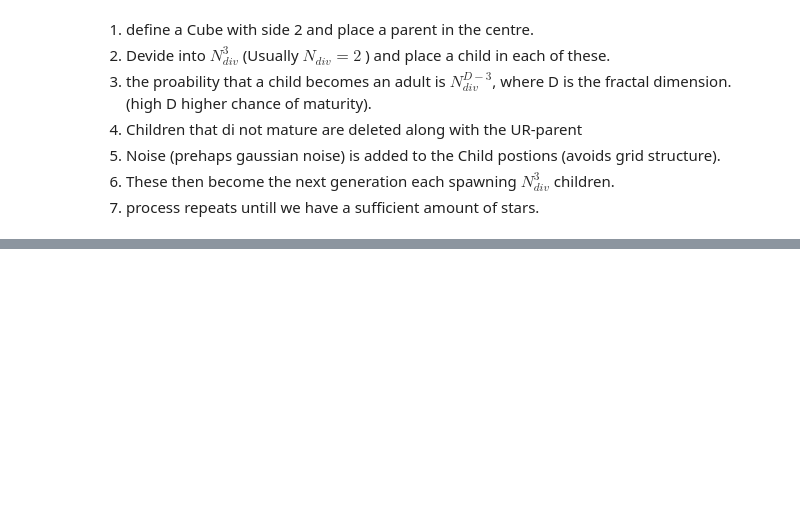
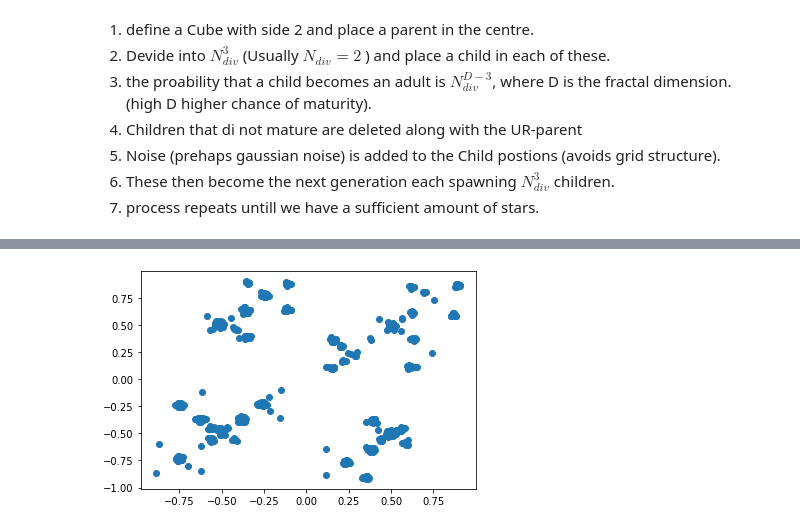
Before and after one commit to RhysAlfShaw/MSc_Project_Code, a Jupyter notebook: Generating_Substructure.ipynb, the cells around one changed output, grey strips where cells are left out. Saved outputs shown, nothing was run; the diff lists cells and outputs as text; code cells hidden in the pictures; blank space fills up the shorter version.

```diff
--- a/Generating_Substructure.ipynb
+++ b/Generating_Substructure.ipynb
@@ -39,3 +39,9 @@ the survivng children are identified with the stars of the cluster.
 # %%
 import numpy as np
 import matplotlib.pylab as plt
+
+N = 1000
+D = 1
+a = 1 #for simplicity atm
+b = 1
+c = 1
@@ -64,0 +81,24 @@ def guassian_Noise():
+# %%
+gen_number = 0
+n = 0
+while n < N:
+    if n == 0:
+        parent = np.zeros(1)
+    for i in range(0,len(parent)):
+        x = gen_pos(parent[i],gen_number,0)
+        if i == 0 and n == 0:
+            par = survial(x,D)
+        else:
+            new = survial(x,D)
+            if len(new) == 0:
+                break
+            else:
+                par = np.vstack((par,new))
+    parent = par
+    n = len(parent)
+    gen_number += 1
+
+print(gen_number)
+print(n)
+
+print(parent)
@@ -64,0 +115,5 @@ def guassian_Noise():
+# %%
+plt.scatter(parent[:,0],parent[:,1])
+plt.show()
+# %% [output]
+[figure, added]
```
Also changed, not shown: parts of 7 cells of this notebook.
